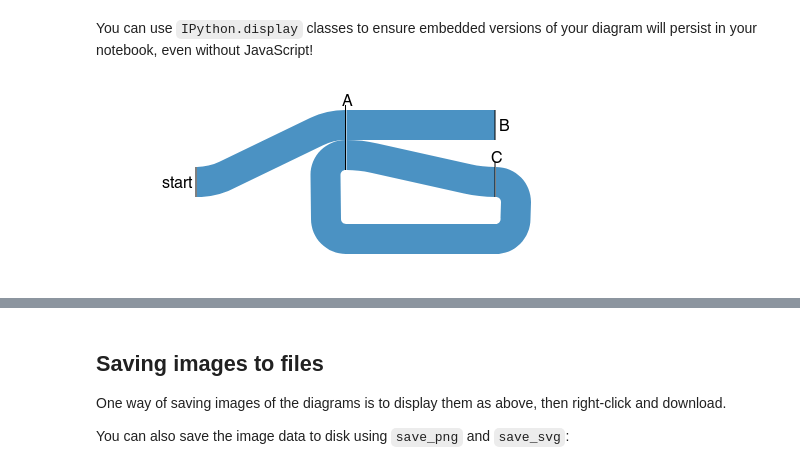
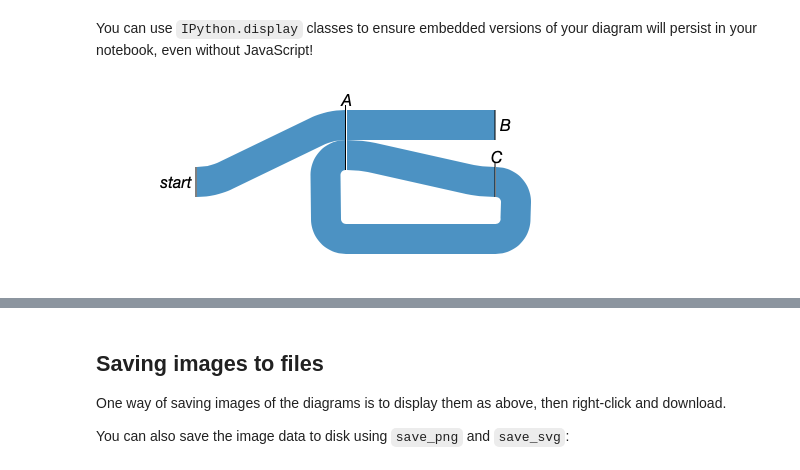
Before and after one commit to ricklupton/ipysankeywidget, a Jupyter notebook: examples/Exporting Images.ipynb, the cells around one changed output, grey strips where cells are left out. Drawn from its saved outputs; the diff is of its cells as text; code cells hidden in the pictures.

```diff
--- a/examples/Exporting Images.ipynb
+++ b/examples/Exporting Images.ipynb
@@ -33,10 +33,12 @@ from IPython.display import (
     Image,
     SVG
 )
-# %%
-Image(sankey.png)
-# %% [output]
-[figure, removed]
+# %%
+import base64
+data = base64.decodebytes(bytes(sankey.png, 'ascii'))
+Image(data)
+# %% [output]
+[figure, added]
 # %%
 SVG(sankey.svg)
 # %% [output]
```
Also changed, not shown: parts of 5 cells of this notebook, 18 other files.
